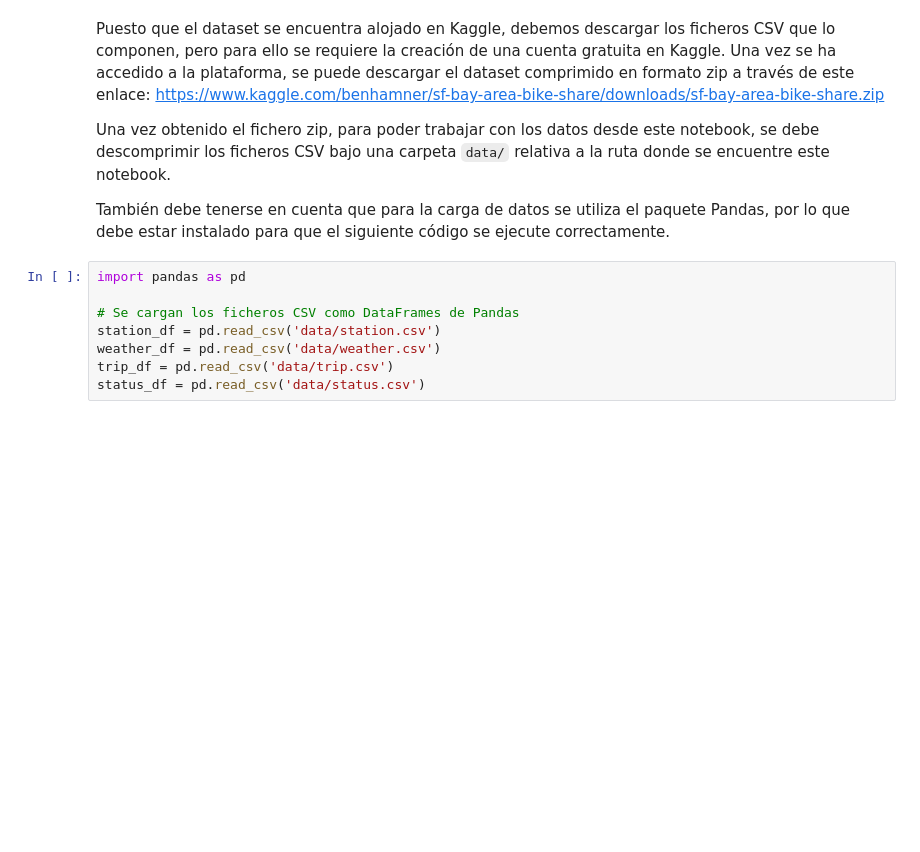
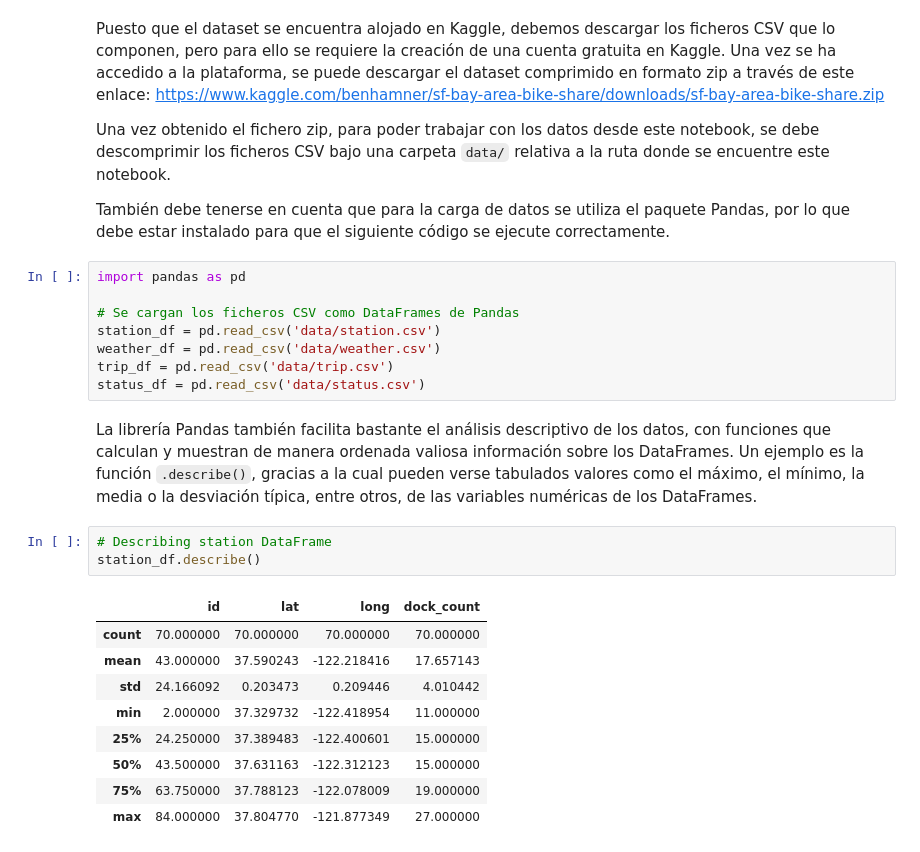
Before and after one commit to eliasib13/PFM-Campus-Big-Data, a Jupyter notebook: PFM - SF Bay Area Bike Share - Eliasib Garcia Martin.ipynb, the cells around one changed output. Drawn from its saved outputs; the diff is of its cells as text; blank space fills up the shorter version.

```diff
--- a/PFM - SF Bay Area Bike Share - Eliasib Garcia Martin.ipynb
+++ b/PFM - SF Bay Area Bike Share - Eliasib Garcia Martin.ipynb
@@ -88,3 +88,18 @@ station_df = pd.read_csv('data/station.csv')
 weather_df = pd.read_csv('data/weather.csv')
 trip_df = pd.read_csv('data/trip.csv')
 status_df = pd.read_csv('data/status.csv')
+# %% [markdown]
+La librería Pandas también facilita bastante el análisis descriptivo de los datos, con funciones que calculan y muestran de manera ordenada valiosa información sobre los DataFrames. Un ejemplo es la función `.describe()`, gracias a la cual pueden verse tabulados valores como el máximo, el mínimo, la media o la desviación típica, entre otros, de las variables numéricas de los DataFrames.
+# %%
+# Describing station DataFrame
+station_df.describe()
+# %% [output]
+|  | id | lat | long | dock_count |
+| count | 70.000000 | 70.000000 | 70.000000 | 70.000000 |
+| mean | 43.000000 | 37.590243 | -122.218416 | 17.657143 |
+| std | 24.166092 | 0.203473 | 0.209446 | 4.010442 |
+| min | 2.000000 | 37.329732 | -122.418954 | 11.000000 |
+| 25% | 24.250000 | 37.389483 | -122.400601 | 15.000000 |
+| 50% | 43.500000 | 37.631163 | -122.312123 | 15.000000 |
+| 75% | 63.750000 | 37.788123 | -122.078009 | 19.000000 |
+| max | 84.000000 | 37.804770 | -121.877349 | 27.000000 |
```
Also changed, not shown: parts of 9 cells of this notebook.
